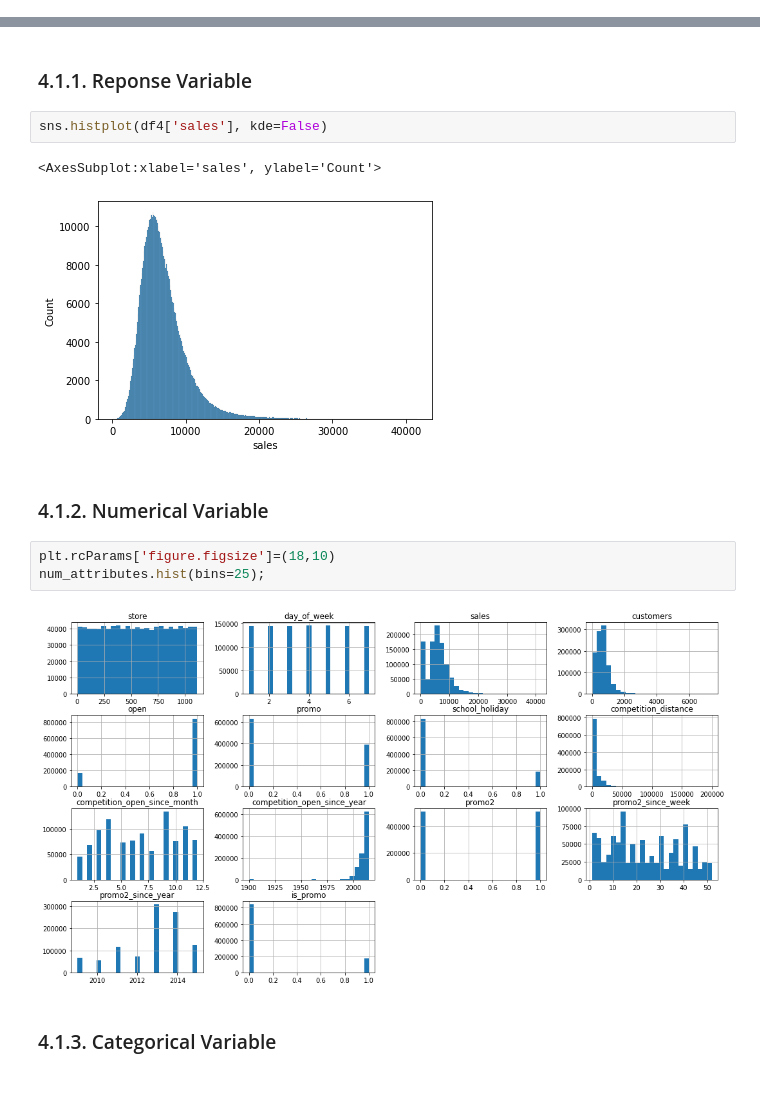
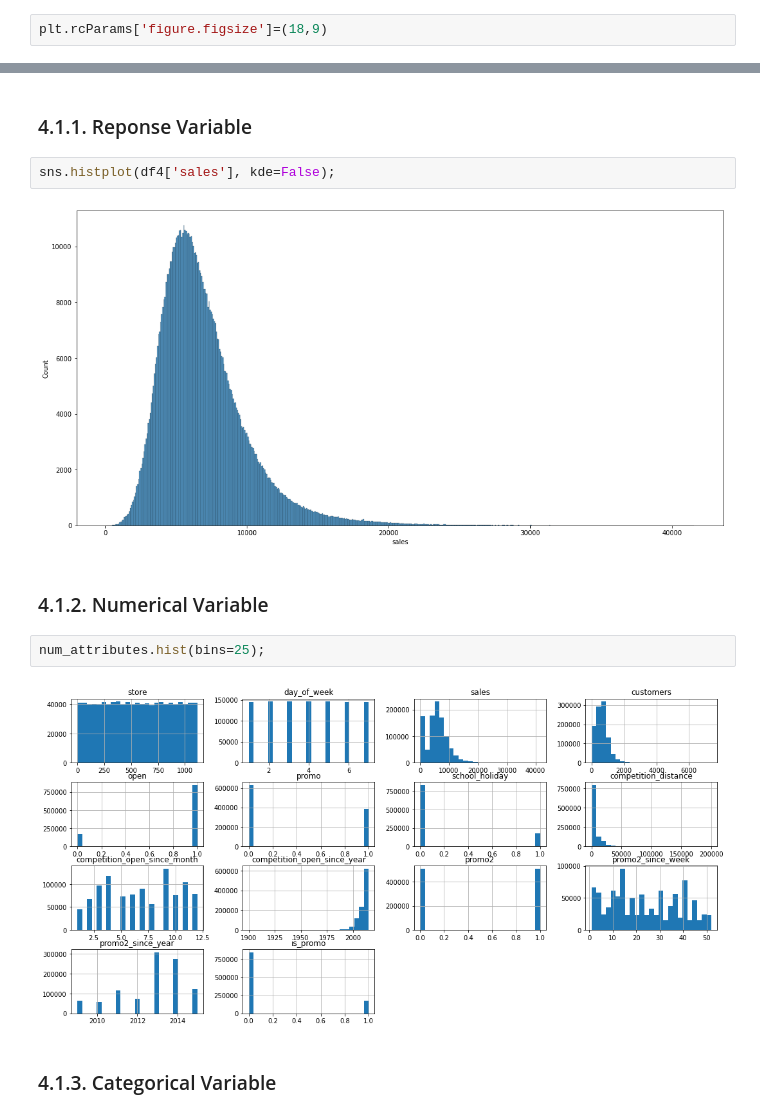
Before and after one commit to felpcm/DS-em-Producao, a Jupyter notebook: v03_store_sales_prediction.ipynb, the cells around one changed output, grey strips where cells are left out. Cells and saved outputs as stored; diff of their text form; blank space fills up the shorter version.

```diff
--- a/v03_store_sales_prediction.ipynb
+++ b/v03_store_sales_prediction.ipynb
@@ -12,6 +12,8 @@ from matplotlib import pyplot as plt
 from IPython.core.display import HTML
 from IPython.display import Image
 from matplotlib import gridspec
+# %%
+plt.rcParams['figure.figsize']=(18,9)
 # %% [markdown]
 ## 0.1 Helper
 # %% [markdown]
@@ -357,17 +359,15 @@ df4 = df3.copy()
 # %% [markdown]
 ### 4.1.1. Reponse Variable
 # %%
-sns.histplot(df4['sales'], kde=False)
+sns.histplot(df4['sales'], kde=False);
 # %% [output]
-<AxesSubplot:xlabel='sales', ylabel='Count'>
-[figure, old version]
+[figure, new version]
 # %% [markdown]
 ### 4.1.2. Numerical Variable
 # %%
-plt.rcParams['figure.figsize']=(18,10)
 num_attributes.hist(bins=25);
 # %% [output]
-[figure, old version]
+[figure, new version]
 # %% [markdown]
 ### 4.1.3. Categorical Variable
 # %%
```
Also changed, not shown: parts of 24 cells of this notebook.
